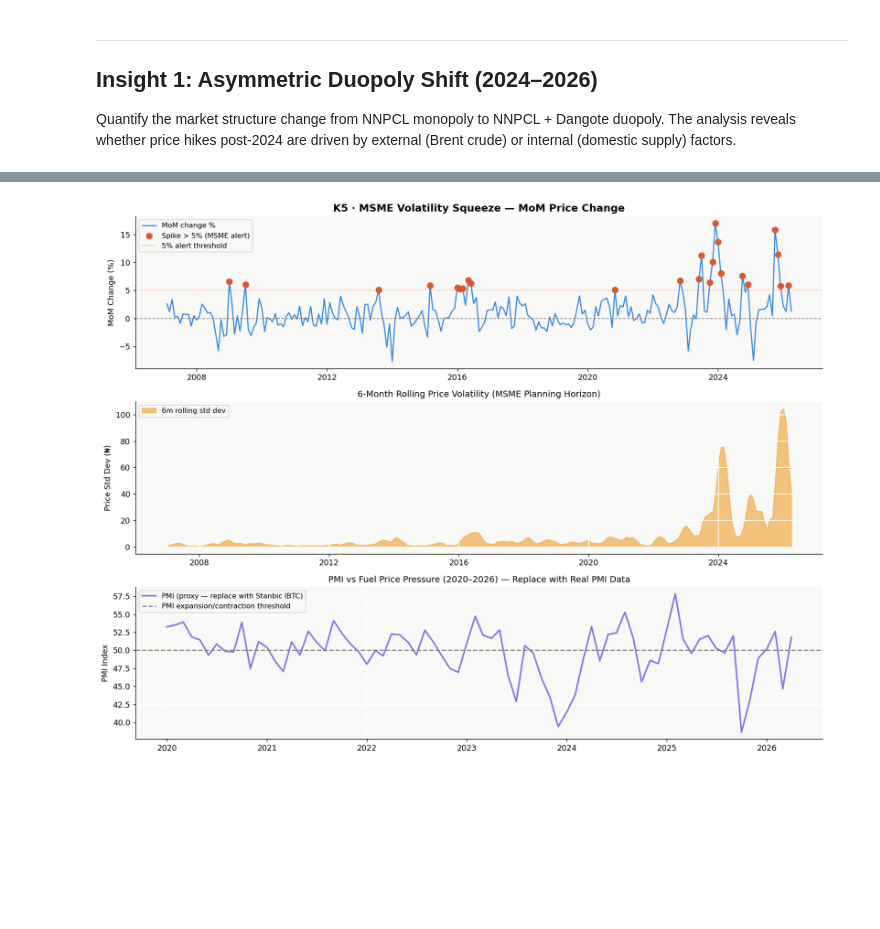
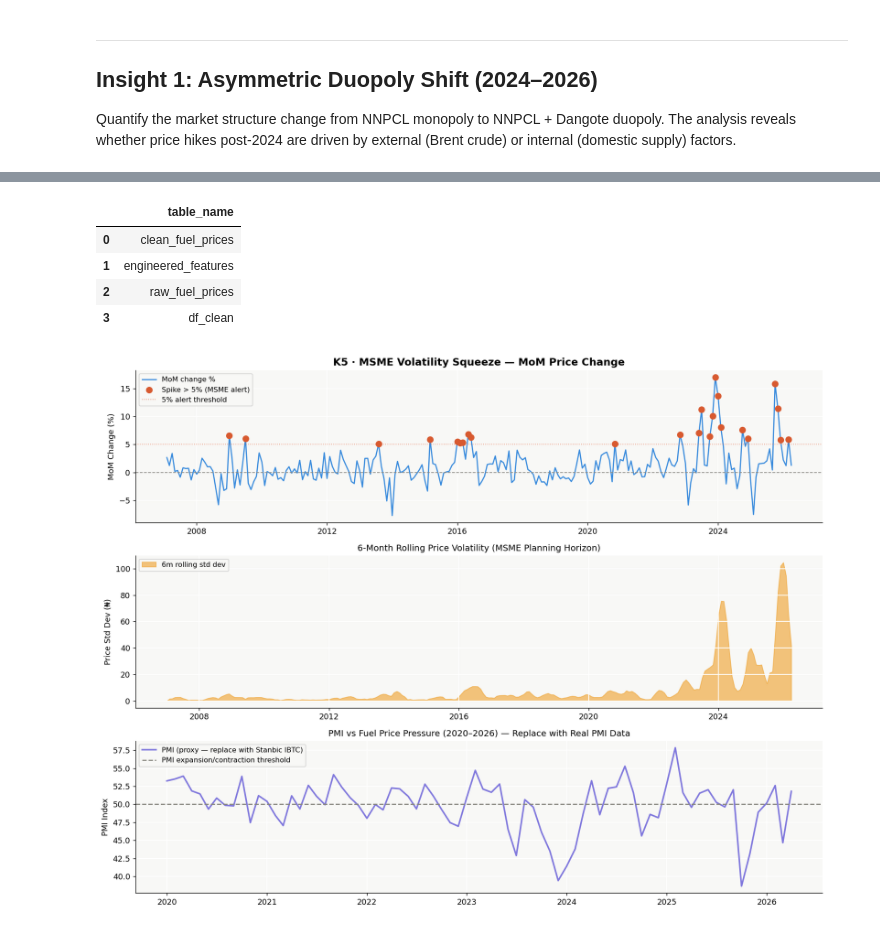
Before and after one commit to SmartDvi/UNILAG_PROJECT, a Jupyter notebook: nigeria_fuel_price_pgd.ipynb, the cells around one changed output, grey strips where cells are left out. Saved outputs shown, nothing was run; the diff lists cells and outputs as text; code cells hidden in the pictures; blank space fills up the shorter version.

```diff
--- a/nigeria_fuel_price_pgd.ipynb
+++ b/nigeria_fuel_price_pgd.ipynb
@@ -489,6 +605,19 @@ regime_stats
 |  | regime | mean_price | std_price | avg_mom_change_pct | avg_spread |
 | 0 | 0 — Subsidised (2007–May 2023) | 129.59 | 46.11 | 0.622 | 10.12 |
 | 1 | 1 — Post-Subsidy / Duopoly (Jun 2... | 525.82 | 185.01 | 4.084 | 69.10 |
+# %%
+ch = con.execute("""
+SELECT table_name
+FROM information_schema.tables
+WHERE table_schema = 'main';
+""").df()
+ch
+# %% [output]
+|  | table_name |
+| 0 | clean_fuel_prices |
+| 1 | engineered_features |
+| 2 | raw_fuel_prices |
+| 3 | df_clean |
 # %%
 # ── K5 · MSME Volatility Squeeze Analysis ───────────────────────────────────
 volatility_df = con.execute("""
```
Also changed, not shown: parts of 21 cells of this notebook, 7 other files.
